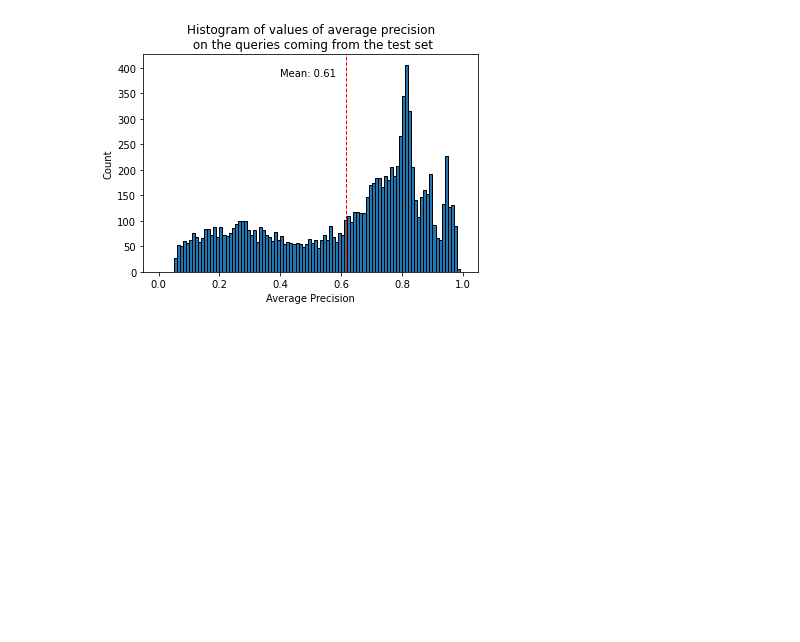
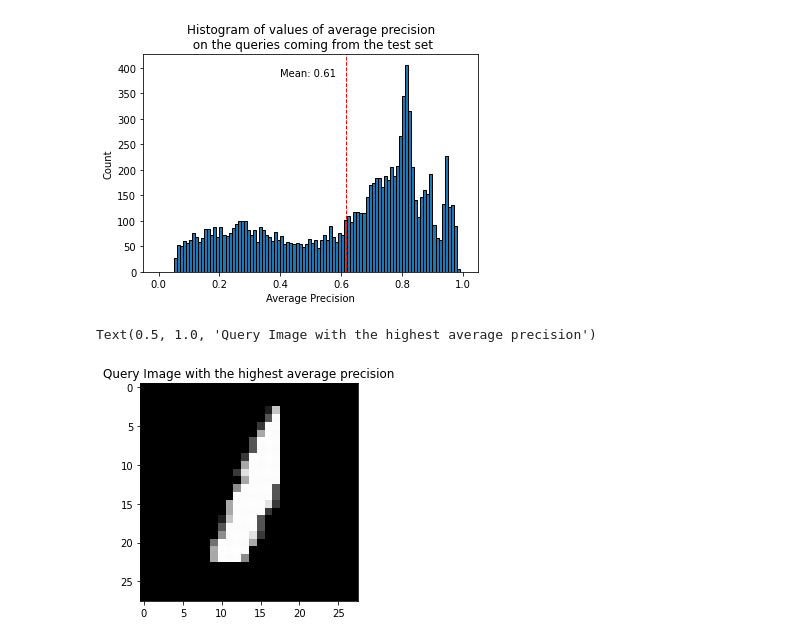
Before and after one commit to danilodjor/image-retrieval-using-transformers, a Jupyter notebook: query_test.ipynb, the cells around one changed output. Cells and saved outputs as stored; diff of their text form; code cells hidden in the pictures; blank space fills up the shorter version.

Commit message:
added analysis of best and worst query

```diff
--- a/query_test.ipynb
+++ b/query_test.ipynb
@@ -225,3 +228,16 @@ plt.text(ap_test_set.mean()*0.65, max_ylim*0.9, 'Mean: {:.2f}'.format(ap_test_se
 plt.savefig(model_folder+'histogram_of_precisions.png', dpi=300)
 # %% [output]
 [figure]
+# %%
+# Plot the image that achieved the highest average precision
+max_ap = ap_test_set.max()
+max_idx = ap_test_set.argmax()
+
+best_query_img = database_test_df.iloc[max_idx.item()]['image']
+best_query_label = database_test_df.iloc[max_idx.item()]['label']
+
+plt.imshow(best_query_img[0], cmap='gray')
+plt.title('Query Image with the highest average precision')
+# %% [output]
+Text(0.5, 1.0, 'Query Image with the highest average precision')
+[figure, added]
```
Also changed, not shown: parts of 5 cells of this notebook.
